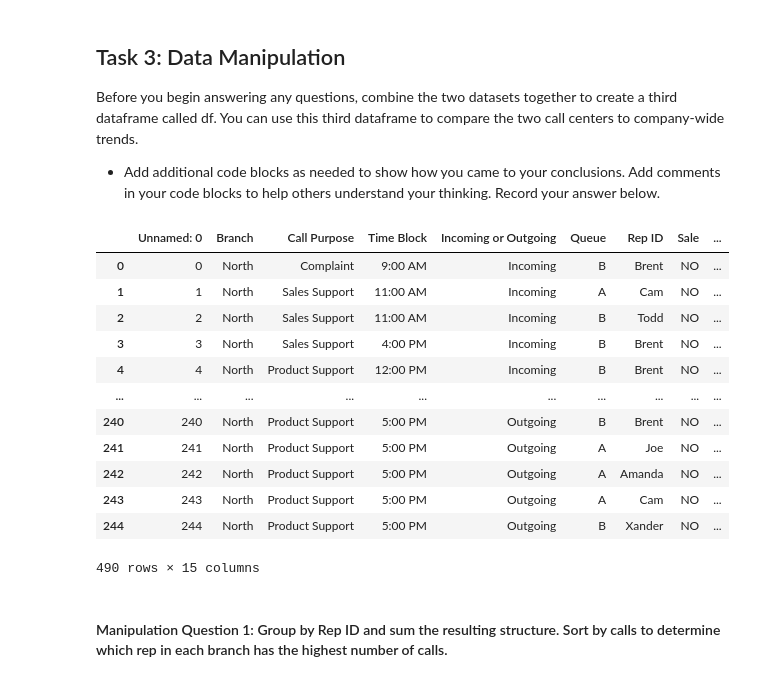
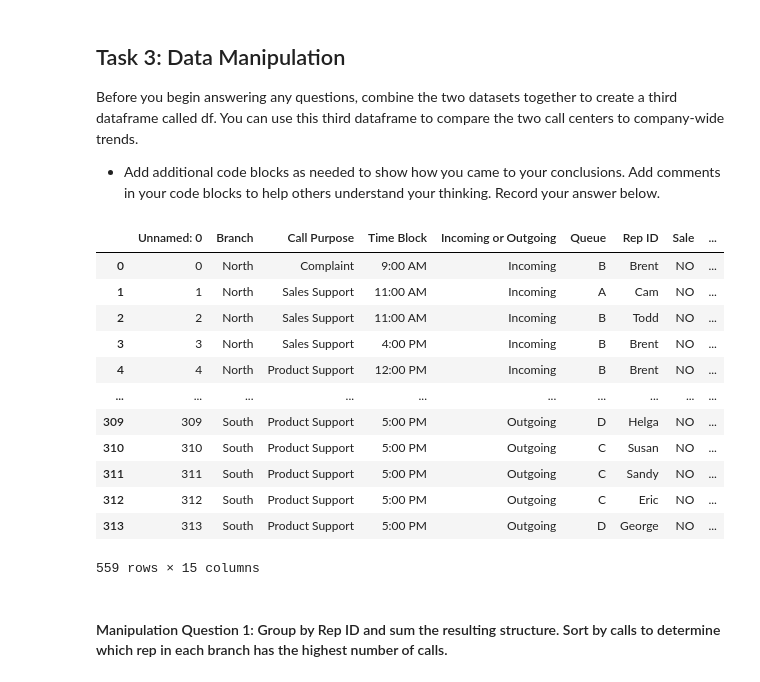
Before and after one commit to Jumbocar/call-center-cleanup-assignment, a Jupyter notebook: Call_Center_Cleanup.ipynb, the cells around one changed output. Saved outputs shown, nothing was run; the diff lists cells and outputs as text; code cells hidden in the pictures.

```diff
--- a/Call_Center_Cleanup.ipynb
+++ b/Call_Center_Cleanup.ipynb
@@ -213,23 +231,23 @@ Before you begin answering any questions, combine the two datasets together to c
 * Add additional code blocks as needed to show how you came to your conclusions. Add comments in your code blocks to help others understand your thinking. Record your answer below.
 # %%
 # Create dataframe for the entire company named df
-df = pd.concat([north_df,north_df])
-# I used the merge function to combine the north and south dataframes into one.
+df = pd.concat([north_df,south_df])
+# I used the concat function to combine the north and south dataframes into one.
 df
 # %% [output]
 |  | Unnamed: 0 | Branch | Call Purpose | Time Block | Incoming or Outgoing | Queue | Rep ID | Sale | ... |
 | 0 | 0 | North | Complaint | 9:00 AM | Incoming | B | Brent | NO | ... |
 | 1 | 1 | North | Sales Support | 11:00 AM | Incoming | A | Cam | NO | ... |
 | 2 | 2 | North | Sales Support | 11:00 AM | Incoming | B | Todd | NO | ... |
 | 3 | 3 | North | Sales Support | 4:00 PM | Incoming | B | Brent | NO | ... |
 | 4 | 4 | North | Product Support | 12:00 PM | Incoming | B | Brent | NO | ... |
 | ... | ... | ... | ... | ... | ... | ... | ... | ... | ... |
-| 240 | 240 | North | Product Support | 5:00 PM | Outgoing | B | Brent | NO | ... |
-| 241 | 241 | North | Product Support | 5:00 PM | Outgoing | A | Joe | NO | ... |
-| 242 | 242 | North | Product Support | 5:00 PM | Outgoing | A | Amanda | NO | ... |
-| 243 | 243 | North | Product Support | 5:00 PM | Outgoing | A | Cam | NO | ... |
-| 244 | 244 | North | Product Support | 5:00 PM | Outgoing | B | Xander | NO | ... |
+| 309 | 309 | South | Product Support | 5:00 PM | Outgoing | D | Helga | NO | ... |
+| 310 | 310 | South | Product Support | 5:00 PM | Outgoing | C | Susan | NO | ... |
+| 311 | 311 | South | Product Support | 5:00 PM | Outgoing | C | Sandy | NO | ... |
+| 312 | 312 | South | Product Support | 5:00 PM | Outgoing | C | Eric | NO | ... |
+| 313 | 313 | South | Product Support | 5:00 PM | Outgoing | D | George | NO | ... |
-490 rows × 15 columns
+559 rows × 15 columns
 # %% [markdown]
 #### Manipulation Question 1:  Group by Rep ID and sum the resulting structure. Sort by calls to determine which rep in each branch has the highest number of calls.
 # %%
```
Also changed, not shown: parts of 20 cells of this notebook.
